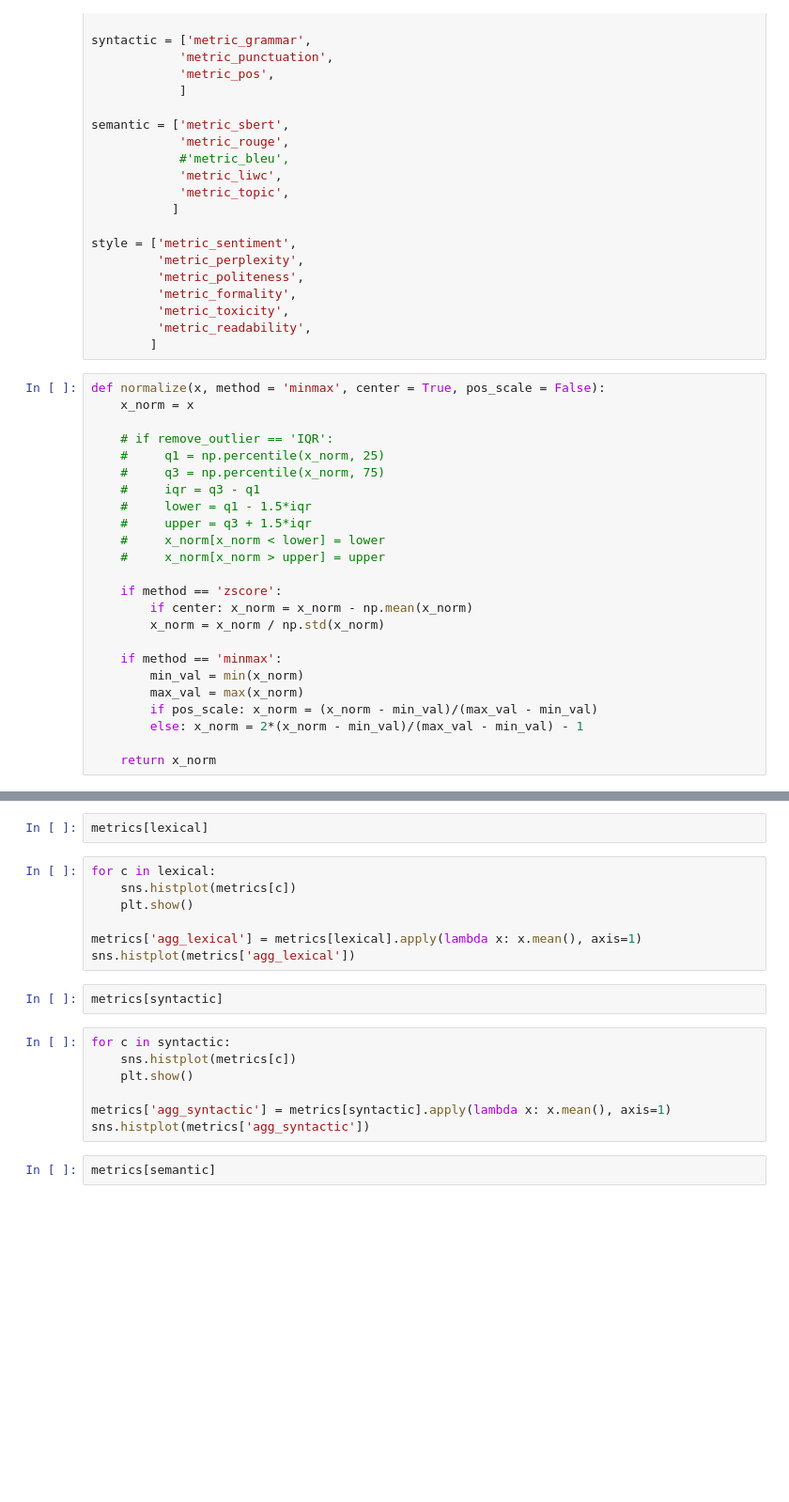
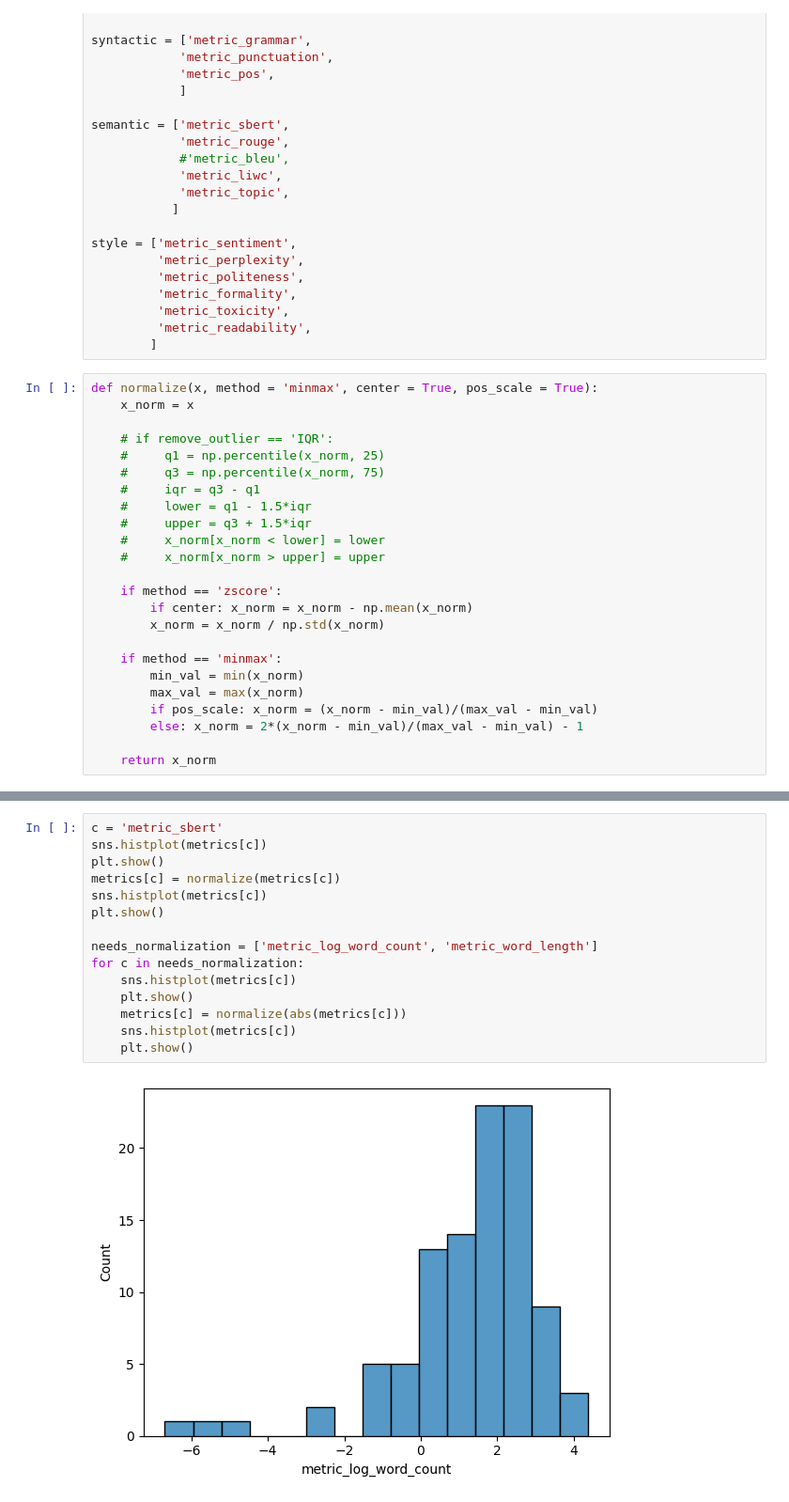
Before and after one commit to davidjurgens/human-llm-similarity, a Jupyter notebook: src/analysis/AggregateMetrics.ipynb, the cells around one changed output, grey strips where cells are left out. Shown at 94% size. Drawn from its saved outputs; the diff is of its cells as text; blank space fills up the shorter version.

Commit message:
aggregate metrics

```diff
--- a/src/analysis/AggregateMetrics.ipynb
+++ b/src/analysis/AggregateMetrics.ipynb
@@ -53,7 +85,7 @@ style = ['metric_sentiment',
          'metric_readability',
         ]
 # %%
-def normalize(x, method = 'minmax', center = True, pos_scale = False):
+def normalize(x, method = 'minmax', center = True, pos_scale = True):
     x_norm = x
 
     # if remove_outlier == 'IQR':
@@ -116,20 +111,17 @@ style = ['metric_sentiment',
-# %%
-metrics[lexical]
-# %%
-for c in lexical:
-    sns.histplot(metrics[c])
-    plt.show()
-
-metrics['agg_lexical'] = metrics[lexical].apply(lambda x: x.mean(), axis=1)
-sns.histplot(metrics['agg_lexical'])
-# %%
-metrics[syntactic]
-# %%
-for c in syntactic:
-    sns.histplot(metrics[c])
-    plt.show()
-
-metrics['agg_syntactic'] = metrics[syntactic].apply(lambda x: x.mean(), axis=1)
-sns.histplot(metrics['agg_syntactic'])
-# %%
-metrics[semantic]
+# %%
+c = 'metric_sbert'
+sns.histplot(metrics[c])
+plt.show()
+metrics[c] = normalize(metrics[c])
+sns.histplot(metrics[c])
+plt.show()
+
+needs_normalization = ['metric_log_word_count', 'metric_word_length']
+for c in needs_normalization:
+    sns.histplot(metrics[c])
+    plt.show()
+    metrics[c] = normalize(abs(metrics[c]))
+    sns.histplot(metrics[c])
+    plt.show()
+# %% [output]
+[figure, added]
```
Also changed, not shown: parts of 18 cells of this notebook.
